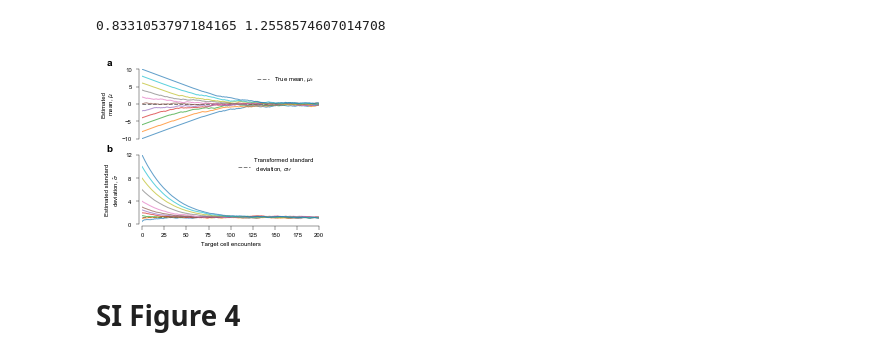
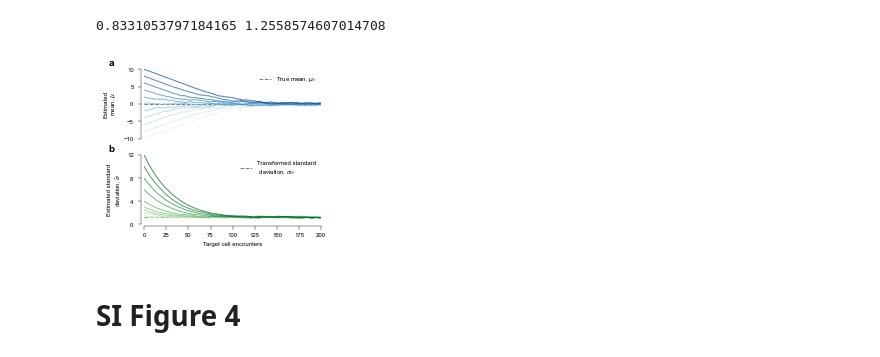
Before and after one commit to ywqin/paper-innate-immune-adaptation, a Jupyter notebook: figures.ipynb, the cells around one changed output. Drawn from its saved outputs; the diff is of its cells as text; code cells hidden in the pictures.

```diff
--- a/figures.ipynb
+++ b/figures.ipynb
@@ -664,16 +664,18 @@ for ibin in range(int(1.0/binstep)):
 step_vals = [20, 100, 200, 270]
 axes = [ax3, ax4, ax5, ax6]
 
+poa_c = sns.color_palette('Oranges', n_colors=1)[0]
+
 for nstep, ax in zip(step_vals, axes):
     pointpoas = data.loc[data['Encounters'] == nstep]['Poa']
     statist = np.histogram(pointpoas, bins)[0]/num_cell
-    ax.bar(xbins, height=statist, width=binstep, align='edge')
+    ax.bar(xbins, height=statist, width=binstep, align='edge', fc=poa_c)
     ax.text(0.5, 0.85, 'Encounter %d' %
             nstep, ha='center', fontsize=LABEL_SIZE, color='k')
 
 # ----------------------
 fig.text(0.54, 0.02, POA_LABEL, ha='center')
-plt.savefig('fig3-adaptation-dynamic-population.pdf', format='pdf', dpi=300)
+plt.savefig('figs2-adaptation-dynamic-population.pdf', format='pdf', dpi=300)
 plt.show()
 plt.close()
 # %% [output]
@@ -1470,41 +1476,44 @@ ax1.text(-0.2, 1.05, string.ascii_uppercase[0].lower(),
 ax1.axhline(0.0, label=TRUE_MEAN_LABEL, **DASH_STYLE)
 
 ax2 = fig.add_axes([0.20, 0.125, 0.735, 0.36])
 ax2.spines['right'].set_visible(False)
 ax2.spines['top'].set_visible(False)
 ax2.spines['bottom'].set_position(('axes', -0.02))
 ax2.spines['left'].set_position(('axes', -0.02))
 ax2.set_xlim([0, num_encounter])
 ax2.set_ylim([0, 12])
 ax2.set_yticks([0, 4, 8, 12])
 ax2.set_xlabel(ENCOUNTER_LABEL, fontsize=LABEL_SIZE)
 ax2.set_ylabel(ESTD_STD_LABEL, fontsize=LABEL_SIZE)
 ax2.text(-0.2, 1.05, string.ascii_uppercase[1].lower(),
          transform=ax2.transAxes, size=SUBLABEL_SIZE, weight='bold')
 ax2.axhline(
     std_2_tf, label='Transformed standard\n deviation, $\sigma_{tf}$', **DASH_STYLE)
 ax1.legend(loc='upper right', frameon=False)
 ax2.legend(loc='upper right', frameon=False)
 
+mu_c = sns.color_palette('Blues', n_colors=num_means)
+std_c = sns.color_palette('Greens', n_colors=num_stds)
+
 # Case 1 different means and same variance ---------------
 for j_mu in range(num_means):
-    mean = data.loc[(data['alpha'] == alpha) & (data['Initial mean'] ==
-                                                initial_means[j_mu]) & (data['Initial std'] == initial_std)]['Mean']
+    mean = data.loc[(data['alpha'] == alpha) & (data['Initial mean'] == initial_means[j_mu])
+                    & (data['Initial std'] == initial_std)]['Mean']
     encouner = range(len(mean))
-    ax1.plot(encouner, mean, alpha=0.7)
+    ax1.plot(encouner, mean, alpha = 0.7, c = mu_c[j_mu])
 
 # Case 2 initial same mu and different var ---------------
 for j_std in range(num_stds):
-    std = data.loc[(data['alpha'] == alpha) & (data['Initial mean'] == initial_mean) & (
-        data['Initial std'] == initial_stds[j_std])]['Std']
+    std = data.loc[(data['alpha'] == alpha) & (data['Initial mean'] == initial_mean)
+                   & (data['Initial std'] == initial_stds[j_std])]['Std']
     encounter = range(len(std))
-    ax2.plot(encounter, std, alpha=0.7)
+    ax2.plot(encounter, std, alpha = 0.7, c = std_c[j_std])
 
-plt.savefig('figSI3-adaptation-static.pdf', format='pdf', dpi=300)
+plt.savefig('figs3-adaptation-static.pdf', format='pdf', dpi=300)
 plt.show()
 plt.close()
 # %% [output]
-[figure, old version]
+[figure, new version]
 # %% [markdown]
 # SI Figure 4
 # %%
```
Also changed, not shown: parts of 3 cells of this notebook.
